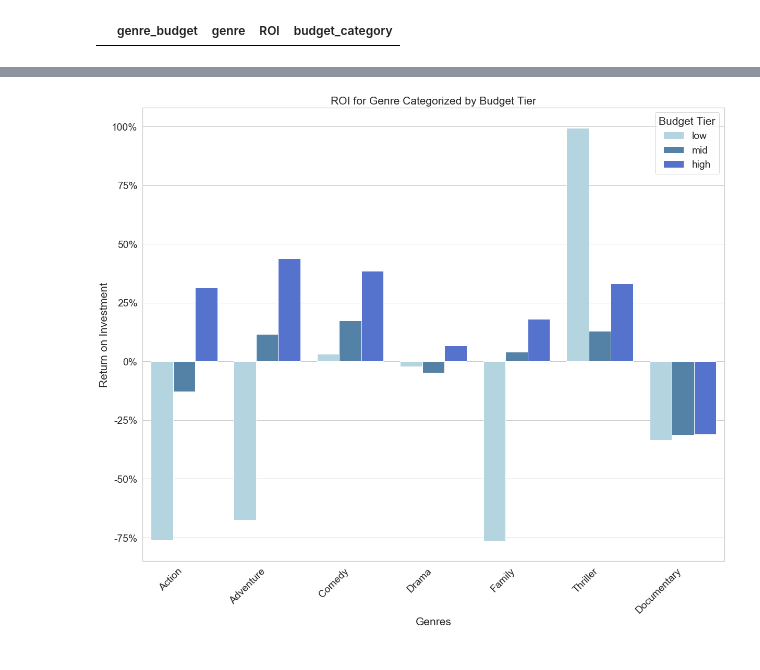
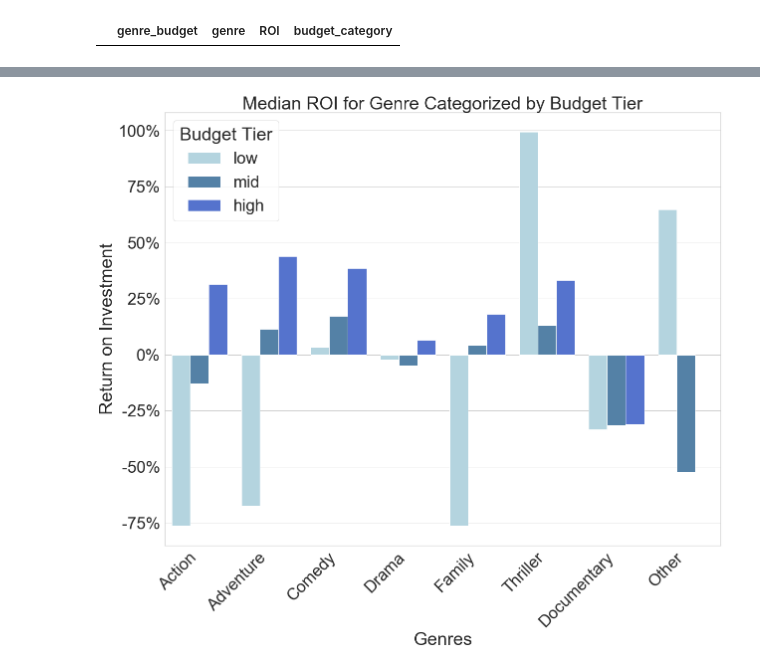
Before and after one commit to danvalen1/Film-Industry-Analysis, a Jupyter notebook: mak.ipynb, the cells around one changed output, grey strips where cells are left out. Drawn from its saved outputs; the diff is of its cells as text; code cells hidden in the pictures.

```diff
--- a/mak.ipynb
+++ b/mak.ipynb
@@ -490,7 +490,7 @@ SyntaxError: can't assign to operator (<ipython-input-44-af33acebb6b6>, line 4)
 We want to know how the Rate on Investment changes with genre. Or: How does genre affect the Rate on Investment of Movies? What genres have the best ROI?
 # %%
 
-sns.set(font_scale = 1.75, style= 'whitegrid')
+sns.set(font_scale = 3, style= 'whitegrid')
 x1 = ['Action', 'Adventure', 'Comedy', 'Drama', 'Family', 'Thriller', 'Documentary']
 y1 = []
 for genre in genres:
@@ -501,5 +501,5 @@ ax = sns.barplot(x = x1, y = y1, color = 'blue')
 ax.set(title = 'Mean Return on Investment by Genre', xlabel = 'Genres', ylabel = 'Return on Investment')
 ax.set_xticklabels(ax.get_xticklabels(), rotation = 45, horizontalalignment = 'right')
 ax.yaxis.set_major_formatter(mtick.PercentFormatter())
-#fig.savefig('Average_Return_on_Investment_by_Genre.png');
+#fig.savefig('Average_Return_on_Investment_by_Genre.png', bbox_inches = 'tight');
 # %% [output]
@@ -593,8 +593,19 @@ new_df['ROI'] = [df_budget_merge.loc[(df_budget_merge['genres_Action_id'] == 1)
                                     (df_budget_merge['total_costs'] < 100000000) &
                                     (df_budget_merge['total_costs'] >= 25000000)].ROI.median(),
                 df_budget_merge.loc[(df_budget_merge['genres_Documentary_id'] == 1) &
+                                    (df_budget_merge['total_costs'] < 25000000)].ROI.median(),
+                df_budget_merge.loc[(df_budget_merge['genres_not_parsed_id'] == 0) &
+                                    (df_budget_merge['genres_tuple'] == (0, 0, 0, 0, 0, 0, 0)) &
+                                    (df_budget_merge['total_costs'] >= 100000000)].ROI.median(),
+                df_budget_merge.loc[(df_budget_merge['genres_not_parsed_id'] == 0) &
+                                    (df_budget_merge['genres_tuple'] == (0, 0, 0, 0, 0, 0, 0)) &
+                                    (df_budget_merge['total_costs'] < 100000000) &
+                                    (df_budget_merge['total_costs'] >= 25000000)].ROI.median(),
+                df_budget_merge.loc[(df_budget_merge['genres_not_parsed_id'] == 0) &
+                                    (df_budget_merge['genres_tuple'] == (0, 0, 0, 0, 0, 0, 0)) &
                                     (df_budget_merge['total_costs'] < 25000000)].ROI.median()]
 new_df['budget_category'] = ['high', 'mid', 'low',
+                            'high', 'mid', 'low',
                             'high', 'mid', 'low',
                             'high', 'mid', 'low',
                             'high', 'mid', 'low',
@@ -603,6 +614,6 @@ new_df['budget_category'] = ['high', 'mid', 'low',
                             'high', 'mid', 'low']
 new_df['genre'] = ['Action', 'Action', 'Action', 'Adventure', 'Adventure', 'Adventure', 'Comedy', 'Comedy', 'Comedy',
                   'Drama', 'Drama', 'Drama', 'Family', 'Family', 'Family', 'Thriller', 'Thriller', 'Thriller',
-                  'Documentary', 'Documentary', 'Documentary']
+                  'Documentary', 'Documentary', 'Documentary', 'Other', 'Other', 'Other']
 # %%
 new_df
@@ -627,13 +620,13 @@ new_df
 # %%
 fig = plt.figure(figsize= (20, 16))
 ax = sns.barplot(data = new_df, x = 'genre', y = 'ROI', hue = 'budget_category', palette=sns.color_palette(['lightblue', 'steelblue', 'royalblue']), hue_order = ['low', 'mid', 'high'])
-ax.set(title = 'ROI for Genre Categorized by Budget Tier', xlabel = 'Genres', ylabel = 'Return on Investment')
+ax.set(title = 'Median ROI for Genre Categorized by Budget Tier', xlabel = 'Genres', ylabel = 'Return on Investment')
 ax.set_xticklabels(ax.get_xticklabels(), rotation = 45, horizontalalignment = 'right')
 ax.legend(title = 'Budget Tier')
 ax.yaxis.set_major_formatter(mtick.PercentFormatter())
-#fig.savefig('ROI_for_Genre_Categorized_by_Budget_Tier.png');
+#fig.savefig('Median_ROI_for_Genre_Categorized_by_Budget_Tier.png', bbox_inches = 'tight');
 # %% [output]
-[figure, old version]
+[figure, new version]
 # %%
 df9= pd.read_csv('./data/zippedData/rt.movie_info.tsv', sep = '\t')
 df9.head()
```
Also changed, not shown: parts of 5 cells of this notebook, 4 other files.
